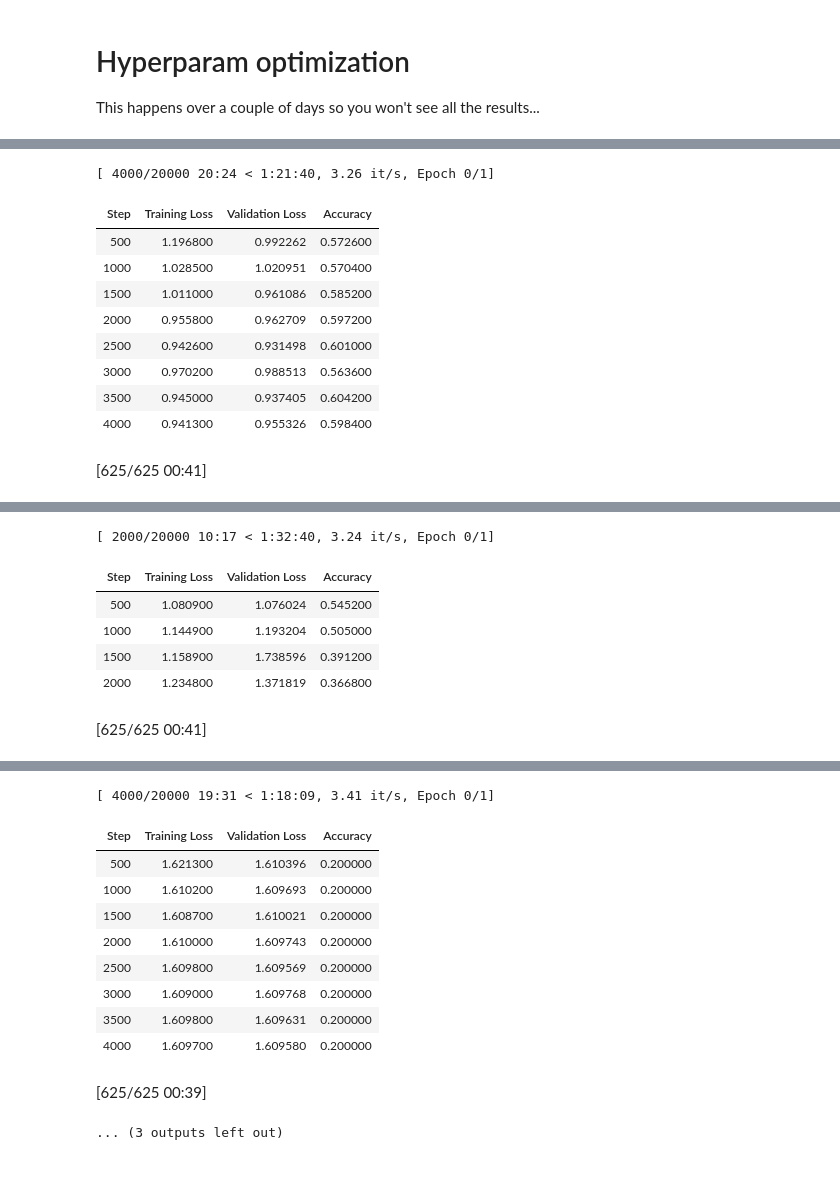
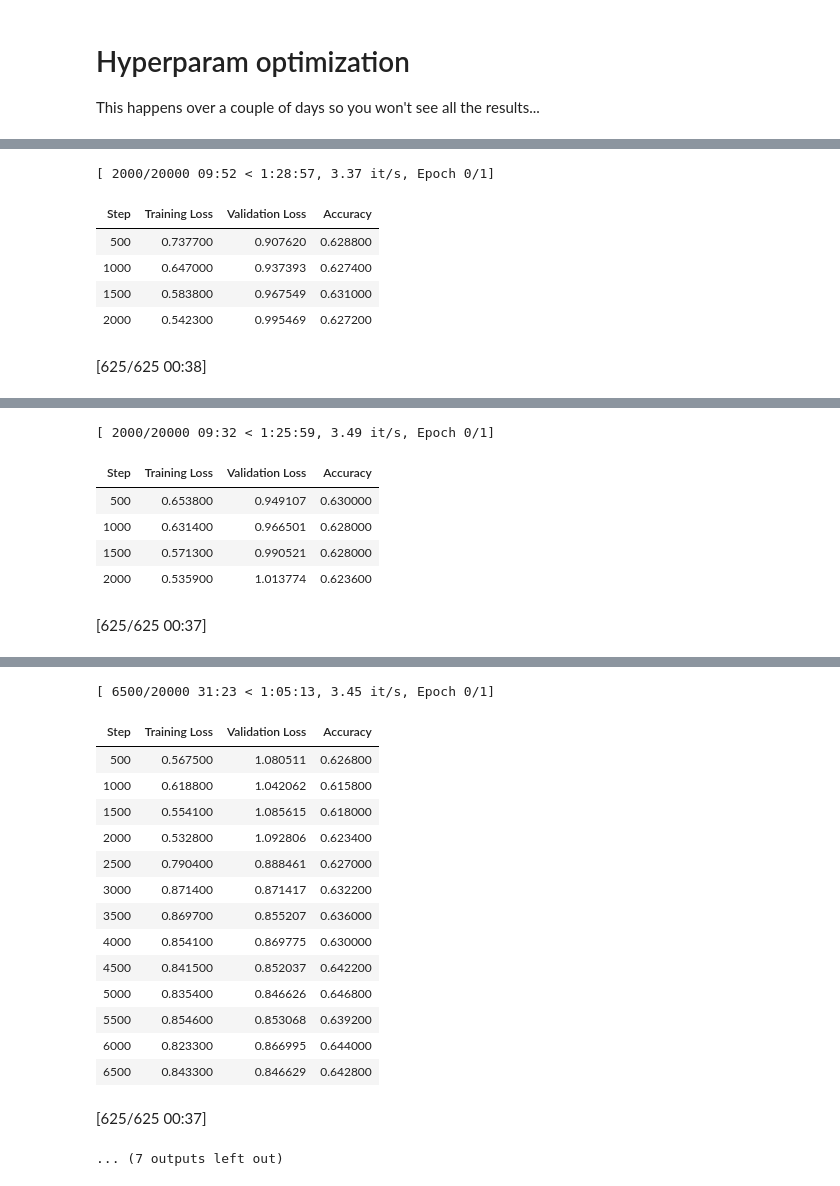
Before and after one commit to Iispar/review-summary-API, a Jupyter notebook: BERT-finetuned-model.ipynb, the cells around one changed output, grey strips where cells are left out. Saved outputs shown, nothing was run; the diff lists cells and outputs as text; code cells hidden in the pictures.

```diff
--- a/BERT-finetuned-model.ipynb
+++ b/BERT-finetuned-model.ipynb
@@ -230,7 +237,7 @@ This happens over a couple of days so you won't see all the results...
 
 def objective(trial):
     # Define the search space for hyperparameters
-    learning_rate = trial.suggest_float("learning_rate", 1e-5, 1e-3, log=True)
+    learning_rate = trial.suggest_float("learning_rate", 1e-6, 1e-4, log=True)
     batch_size = trial.suggest_categorical("batch_size", [8])
     epochs=trial.suggest_int('num_train_epochs', low = 2,high = 4),
 
@@ -278,11 +284,7 @@ You're using a BertTokenizerFast tokenizer. Please note that with a fast tokeniz
-[ 4000/20000 20:24 < 1:21:40, 3.26 it/s, Epoch 0/1]
+[ 2000/20000 09:52 < 1:28:57, 3.37 it/s, Epoch 0/1]
 | Step | Training Loss | Validation Loss | Accuracy |
-| 500 | 1.196800 | 0.992262 | 0.572600 |
-| 1000 | 1.028500 | 1.020951 | 0.570400 |
-| 1500 | 1.011000 | 0.961086 | 0.585200 |
-| 2000 | 0.955800 | 0.962709 | 0.597200 |
-| 2500 | 0.942600 | 0.931498 | 0.601000 |
-| 3000 | 0.970200 | 0.988513 | 0.563600 |
-| 3500 | 0.945000 | 0.937405 | 0.604200 |
-| 4000 | 0.941300 | 0.955326 | 0.598400 |
+| 500 | 0.737700 | 0.907620 | 0.628800 |
+| 1000 | 0.647000 | 0.937393 | 0.627400 |
+| 1500 | 0.583800 | 0.967549 | 0.631000 |
+| 2000 | 0.542300 | 0.995469 | 0.627200 |
-[625/625 00:41]
+[625/625 00:38]
@@ -290,7 +292,7 @@ You're using a BertTokenizerFast tokenizer. Please note that with a fast tokeniz
-[ 2000/20000 10:17 < 1:32:40, 3.24 it/s, Epoch 0/1]
+[ 2000/20000 09:32 < 1:25:59, 3.49 it/s, Epoch 0/1]
 | Step | Training Loss | Validation Loss | Accuracy |
-| 500 | 1.080900 | 1.076024 | 0.545200 |
-| 1000 | 1.144900 | 1.193204 | 0.505000 |
-| 1500 | 1.158900 | 1.738596 | 0.391200 |
-| 2000 | 1.234800 | 1.371819 | 0.366800 |
+| 500 | 0.653800 | 0.949107 | 0.630000 |
+| 1000 | 0.631400 | 0.966501 | 0.628000 |
+| 1500 | 0.571300 | 0.990521 | 0.628000 |
+| 2000 | 0.535900 | 1.013774 | 0.623600 |
-[625/625 00:41]
+[625/625 00:37]
@@ -298,12 +300,17 @@ You're using a BertTokenizerFast tokenizer. Please note that with a fast tokeniz
-[ 4000/20000 19:31 < 1:18:09, 3.41 it/s, Epoch 0/1]
+[ 6500/20000 31:23 < 1:05:13, 3.45 it/s, Epoch 0/1]
 | Step | Training Loss | Validation Loss | Accuracy |
-| 500 | 1.621300 | 1.610396 | 0.200000 |
-| 1000 | 1.610200 | 1.609693 | 0.200000 |
-| 1500 | 1.608700 | 1.610021 | 0.200000 |
-| 2000 | 1.610000 | 1.609743 | 0.200000 |
-| 2500 | 1.609800 | 1.609569 | 0.200000 |
-| 3000 | 1.609000 | 1.609768 | 0.200000 |
-| 3500 | 1.609800 | 1.609631 | 0.200000 |
-| 4000 | 1.609700 | 1.609580 | 0.200000 |
+| 500 | 0.567500 | 1.080511 | 0.626800 |
+| 1000 | 0.618800 | 1.042062 | 0.615800 |
+| 1500 | 0.554100 | 1.085615 | 0.618000 |
+| 2000 | 0.532800 | 1.092806 | 0.623400 |
+| 2500 | 0.790400 | 0.888461 | 0.627000 |
+| 3000 | 0.871400 | 0.871417 | 0.632200 |
+| 3500 | 0.869700 | 0.855207 | 0.636000 |
+| 4000 | 0.854100 | 0.869775 | 0.630000 |
+| 4500 | 0.841500 | 0.852037 | 0.642200 |
+| 5000 | 0.835400 | 0.846626 | 0.646800 |
+| 5500 | 0.854600 | 0.853068 | 0.639200 |
+| 6000 | 0.823300 | 0.866995 | 0.644000 |
+| 6500 | 0.843300 | 0.846629 | 0.642800 |
-[625/625 00:39]
+[625/625 00:37]
-... (3 outputs left out)
+... (7 outputs left out)
```
Also changed, not shown: parts of 4 cells of this notebook.
